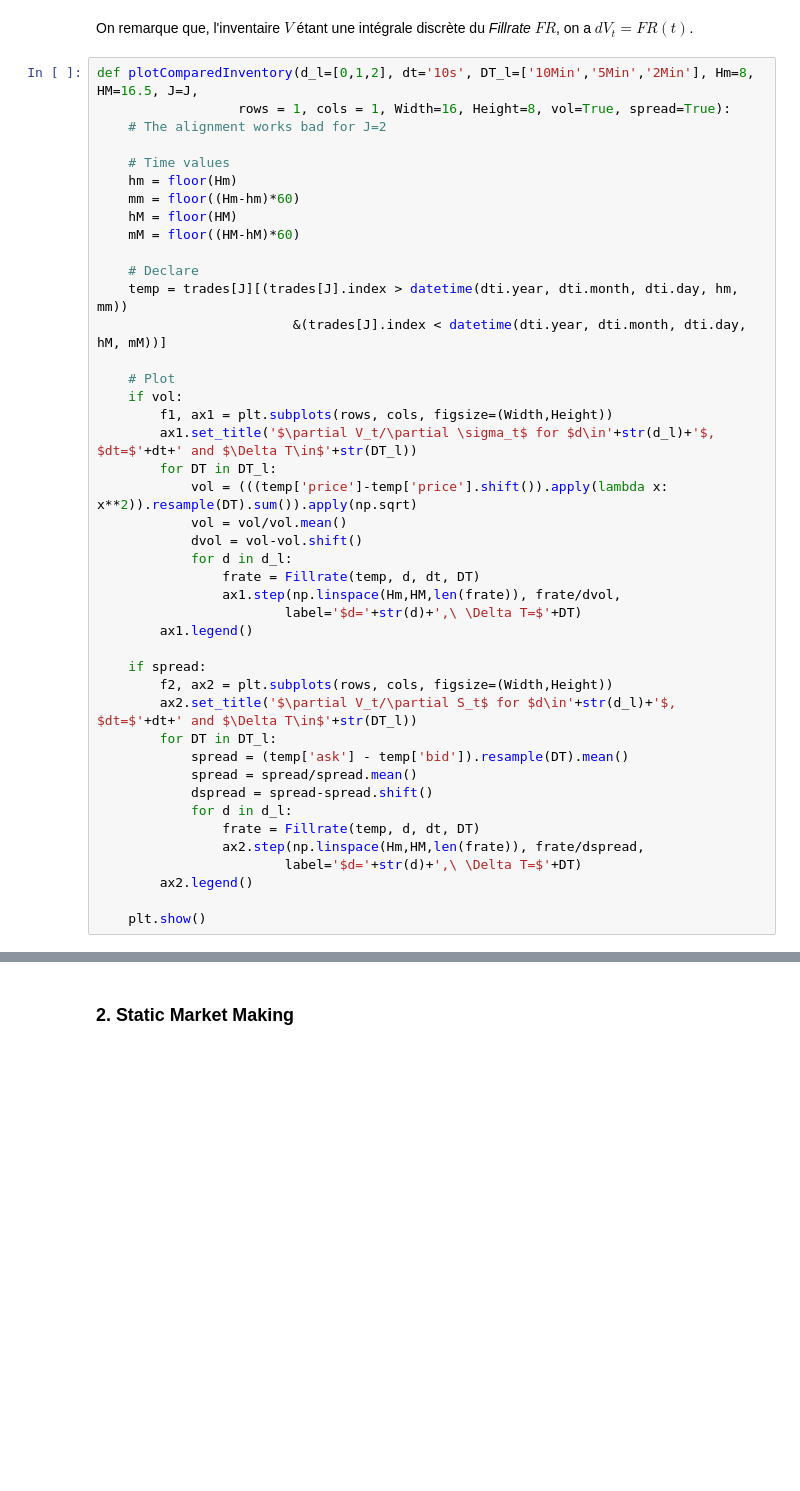
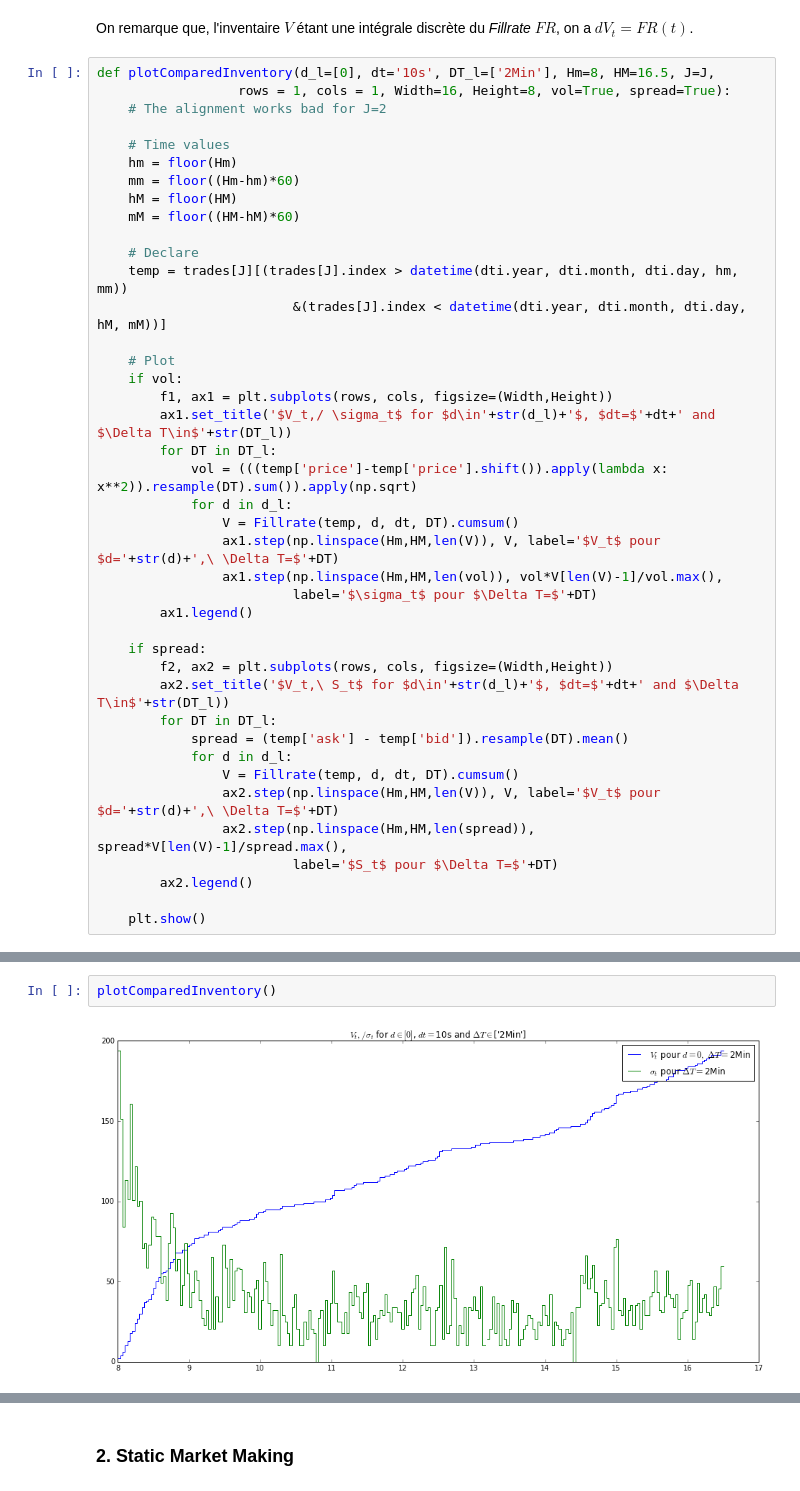
Before and after one commit to m-legrand/TD_Laruelle, a Jupyter notebook: Seance4/TP4.ipynb, the cells around one changed output, grey strips where cells are left out. Cells and saved outputs as stored; diff of their text form; blank space fills up the shorter version.

```diff
--- a/Seance4/TP4.ipynb
+++ b/Seance4/TP4.ipynb
@@ -267,7 +270,7 @@ plotInventory(Height=12)
 # %% [markdown]
 On remarque que, l'inventaire $V$ étant une intégrale discrète du _Fillrate_ $FR$, on a $dV_t=FR(t)$.
 # %%
-def plotComparedInventory(d_l=[0,1,2], dt='10s', DT_l=['10Min','5Min','2Min'], Hm=8, HM=16.5, J=J,
+def plotComparedInventory(d_l=[0], dt='10s', DT_l=['2Min'], Hm=8, HM=16.5, J=J,
                   rows = 1, cols = 1, Width=16, Height=8, vol=True, spread=True):
     # The alignment works bad for J=2
 
@@ -284,28 +287,26 @@ def plotComparedInventory(d_l=[0,1,2], dt='10s', DT_l=['10Min','5Min','2Min'], H
     # Plot
     if vol:
         f1, ax1 = plt.subplots(rows, cols, figsize=(Width,Height))
-        ax1.set_title('$\partial V_t/\partial \sigma_t$ for $d\in'+str(d_l)+'$, $dt=$'+dt+' and $\Delta T\in$'+str(DT_l))
+        ax1.set_title('$V_t,/ \sigma_t$ for $d\in'+str(d_l)+'$, $dt=$'+dt+' and $\Delta T\in$'+str(DT_l))
         for DT in DT_l:
             vol = (((temp['price']-temp['price'].shift()).apply(lambda x: x**2)).resample(DT).sum()).apply(np.sqrt)
-            vol = vol/vol.mean()
-            dvol = vol-vol.shift()
             for d in d_l:
-                frate = Fillrate(temp, d, dt, DT)
-                ax1.step(np.linspace(Hm,HM,len(frate)), frate/dvol,
-                        label='$d='+str(d)+',\ \Delta T=$'+DT)
+                V = Fillrate(temp, d, dt, DT).cumsum()
+                ax1.step(np.linspace(Hm,HM,len(V)), V, label='$V_t$ pour $d='+str(d)+',\ \Delta T=$'+DT)
+                ax1.step(np.linspace(Hm,HM,len(vol)), vol*V[len(V)-1]/vol.max(),
+                         label='$\sigma_t$ pour $\Delta T=$'+DT)
         ax1.legend()
 
     if spread:
         f2, ax2 = plt.subplots(rows, cols, figsize=(Width,Height))
-        ax2.set_title('$\partial V_t/\partial S_t$ for $d\in'+str(d_l)+'$, $dt=$'+dt+' and $\Delta T\in$'+str(DT_l))
+        ax2.set_title('$V_t,\ S_t$ for $d\in'+str(d_l)+'$, $dt=$'+dt+' and $\Delta T\in$'+str(DT_l))
         for DT in DT_l:
             spread = (temp['ask'] - temp['bid']).resample(DT).mean()
-            spread = spread/spread.mean()
-            dspread = spread-spread.shift()
             for d in d_l:
-                frate = Fillrate(temp, d, dt, DT)
-                ax2.step(np.linspace(Hm,HM,len(frate)), frate/dspread,
-                        label='$d='+str(d)+',\ \Delta T=$'+DT)
+                V = Fillrate(temp, d, dt, DT).cumsum()
+                ax2.step(np.linspace(Hm,HM,len(V)), V, label='$V_t$ pour $d='+str(d)+',\ \Delta T=$'+DT)
+                ax2.step(np.linspace(Hm,HM,len(spread)), spread*V[len(V)-1]/spread.max(),
+                         label='$S_t$ pour $\Delta T=$'+DT)
         ax2.legend()
 
     plt.show()
@@ -317,0 +313,4 @@ plotComparedInventory(d_l=[0], DT_l=['5Min','10Min','15Min'], vol=False)
+# %%
+plotComparedInventory()
+# %% [output]
+[figure, added]
```
Also changed, not shown: parts of 23 cells of this notebook.
